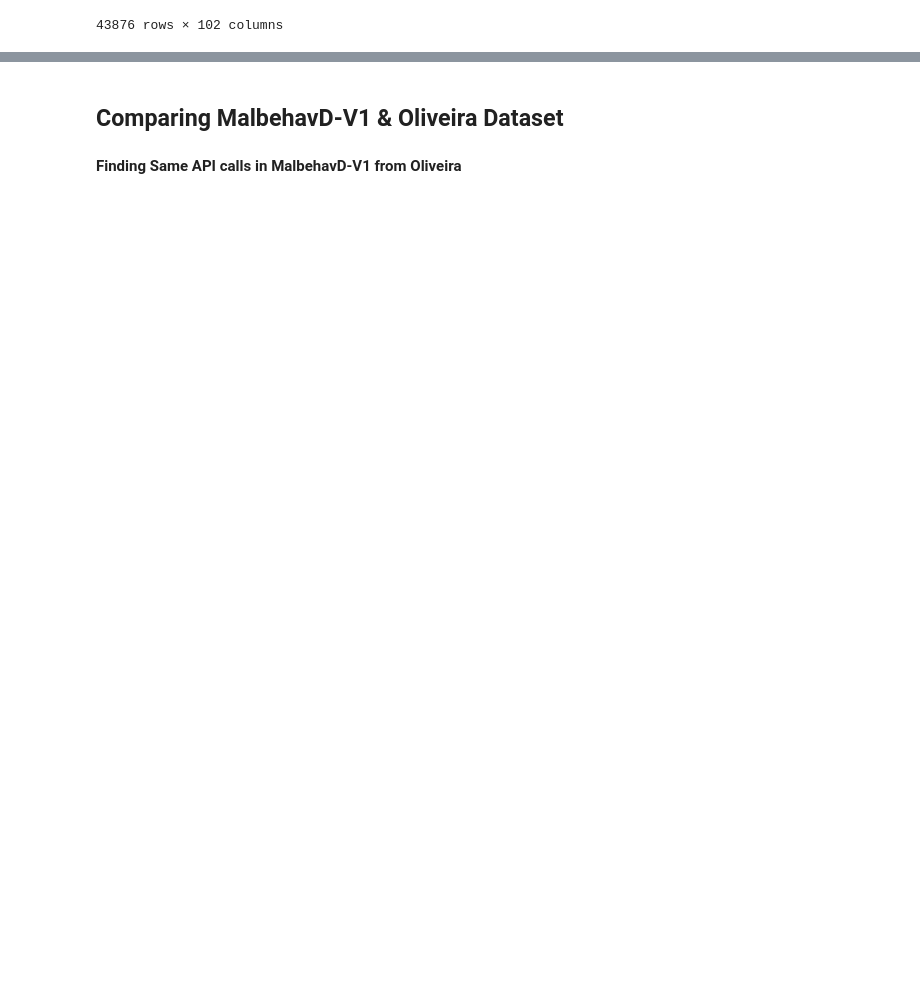
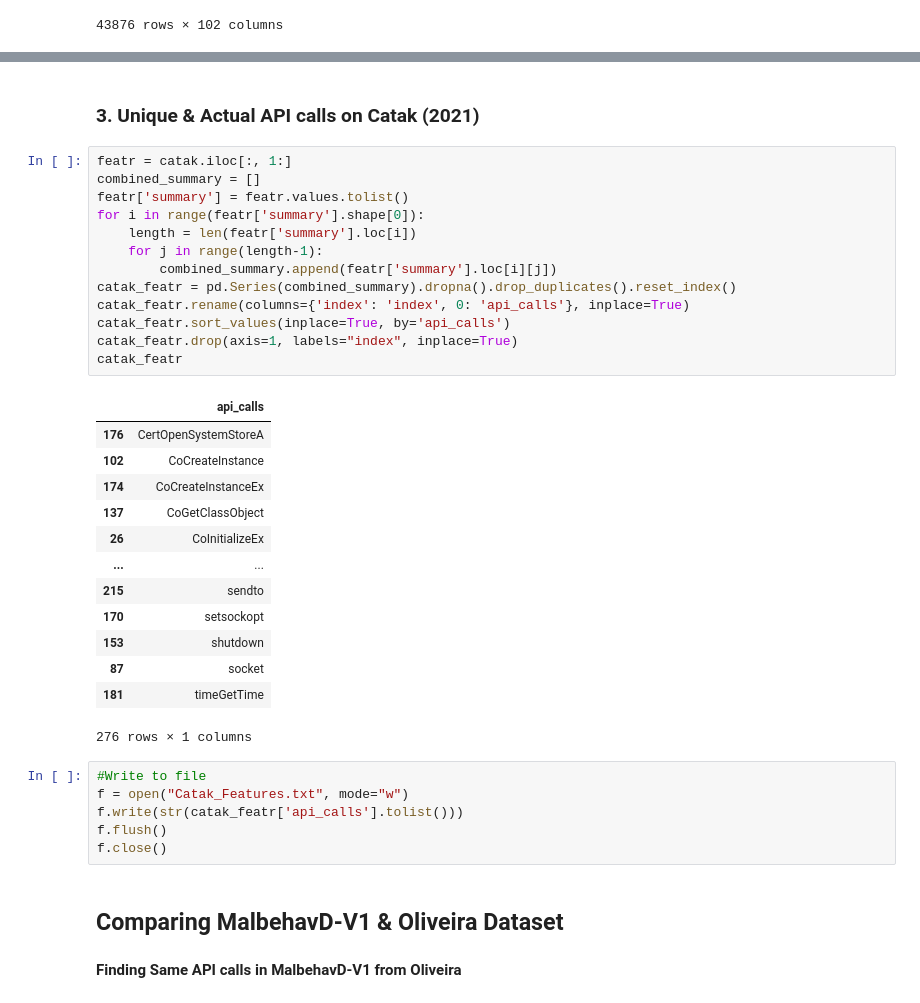
Before and after one commit to jm55/THESIS, a Jupyter notebook: Notebooks/Dataset Scanning.ipynb, the cells around one changed output, grey strips where cells are left out. Cells and saved outputs as stored; diff of their text form; blank space fills up the shorter version.

```diff
--- a/Notebooks/Dataset Scanning.ipynb
+++ b/Notebooks/Dataset Scanning.ipynb
@@ -216,3 +406,38 @@ combined_summary: 4343724
+# %% [markdown]
+### 3. Unique & Actual API calls on Catak (2021)
+# %%
+featr = catak.iloc[:, 1:]
+combined_summary = []
+featr['summary'] = featr.values.tolist()
+for i in range(featr['summary'].shape[0]):
+    length = len(featr['summary'].loc[i])
+    for j in range(length-1):
+        combined_summary.append(featr['summary'].loc[i][j])
+catak_featr = pd.Series(combined_summary).dropna().drop_duplicates().reset_index()
+catak_featr.rename(columns={'index': 'index', 0: 'api_calls'}, inplace=True)
+catak_featr.sort_values(inplace=True, by='api_calls')
+catak_featr.drop(axis=1, labels="index", inplace=True)
+catak_featr
+# %% [output]
+|  | api_calls |
+| 176 | CertOpenSystemStoreA |
+| 102 | CoCreateInstance |
+| 174 | CoCreateInstanceEx |
+| 137 | CoGetClassObject |
+| 26 | CoInitializeEx |
+| ... | ... |
+| 215 | sendto |
+| 170 | setsockopt |
+| 153 | shutdown |
+| 87 | socket |
+| 181 | timeGetTime |
+276 rows × 1 columns
+# %%
+#Write to file
+f = open("Catak_Features.txt", mode="w")
+f.write(str(catak_featr['api_calls'].tolist()))
+f.flush()
+f.close()
 # %% [markdown]
 ## Comparing MalbehavD-V1 & Oliveira Dataset
 # %% [markdown]
```
Also changed, not shown: parts of 36 cells of this notebook, 7 other files.
